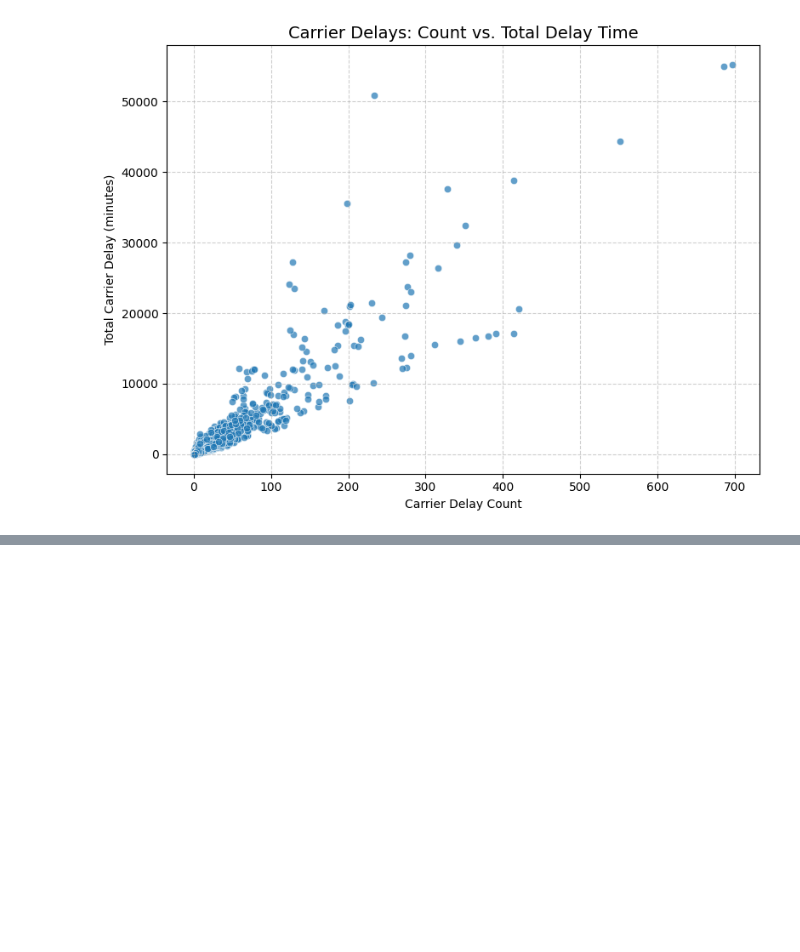
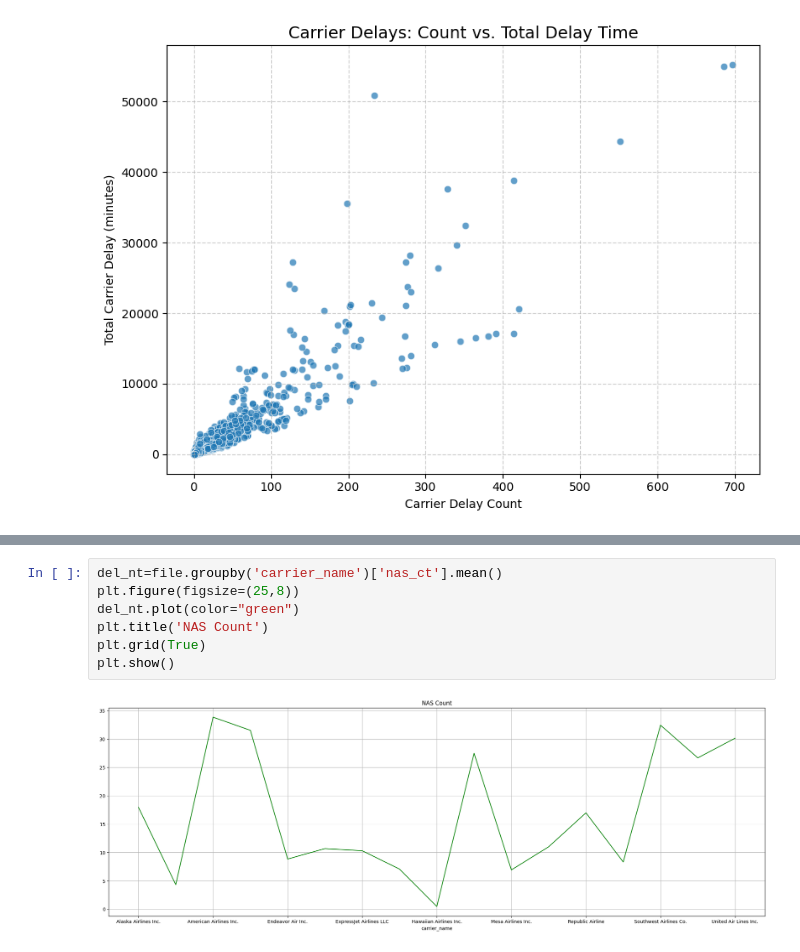
Before and after one commit to HHQuraishi/Flight-Delay-Analysis, a Jupyter notebook: airline_delay.ipynb, the cells around one changed output, grey strips where cells are left out. Saved outputs shown, nothing was run; the diff lists cells and outputs as text; blank space fills up the shorter version.

```diff
--- a/airline_delay.ipynb
+++ b/airline_delay.ipynb
@@ -223,0 +233,9 @@ plt.show()
+# %%
+del_nt=file.groupby('carrier_name')['nas_ct'].mean()
+plt.figure(figsize=(25,8))
+del_nt.plot(color="green")
+plt.title('NAS Count')
+plt.grid(True)
+plt.show()
+# %% [output]
+[figure, added]
```
Also changed, not shown: parts of 12 cells of this notebook.
